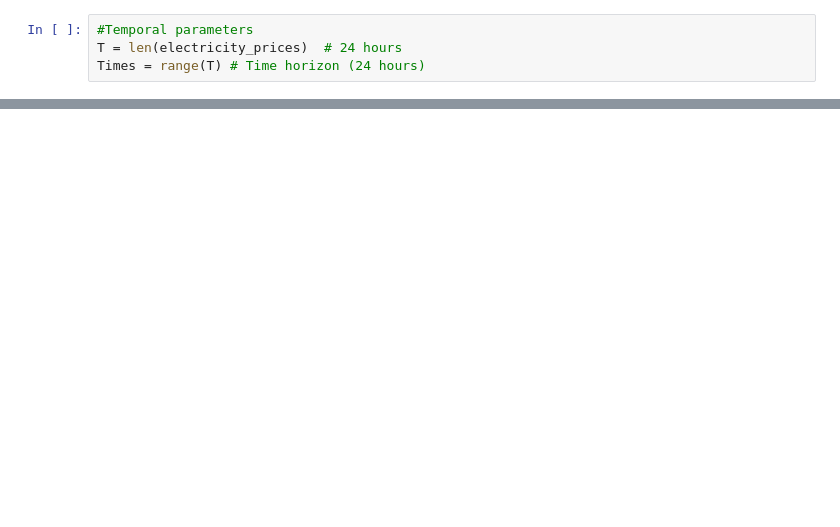
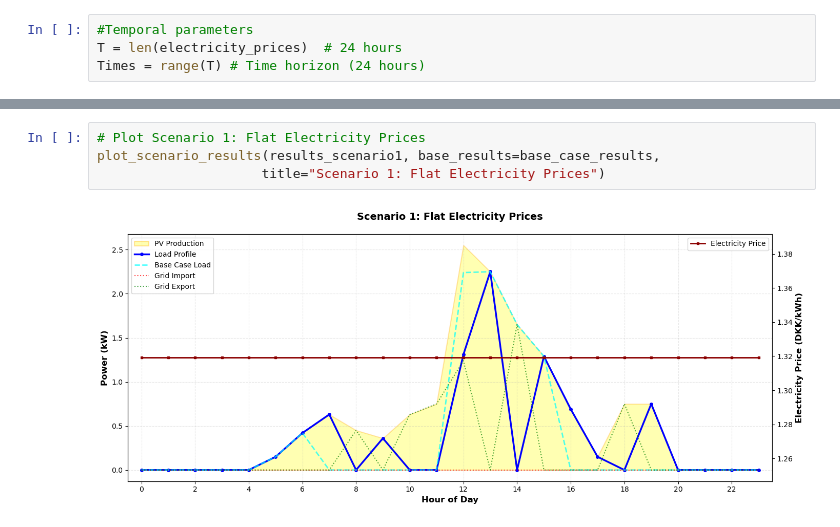
Before and after one commit to Robert7055/Optimization-assignment-1, a Jupyter notebook: Part 1.A_new.ipynb, the cells around one changed output, grey strips where cells are left out. Drawn from its saved outputs; the diff is of its cells as text; blank space fills up the shorter version.

```diff
--- a/Part 1.A_new.ipynb
+++ b/Part 1.A_new.ipynb
@@ -140,0 +520,6 @@ Total Load Consumption: 13.47 kWh
+# %%
+# Plot Scenario 1: Flat Electricity Prices
+plot_scenario_results(results_scenario1, base_results=base_case_results,
+                     title="Scenario 1: Flat Electricity Prices")
+# %% [output]
+[figure, added]
```
Also changed, not shown: parts of 26 cells of this notebook, 9 other files.
